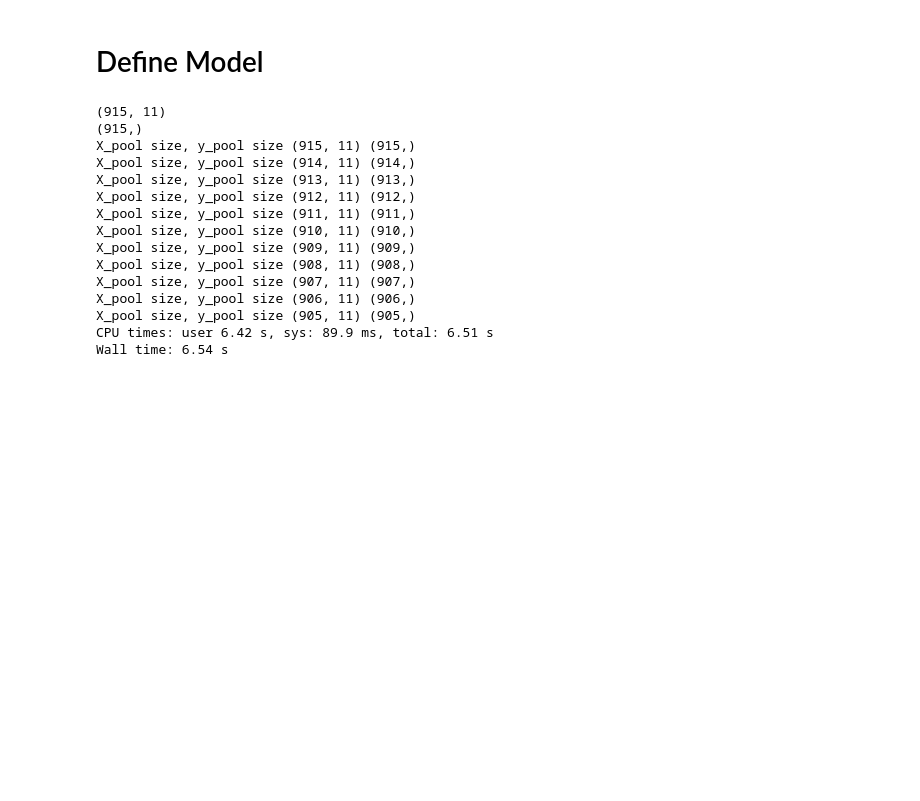
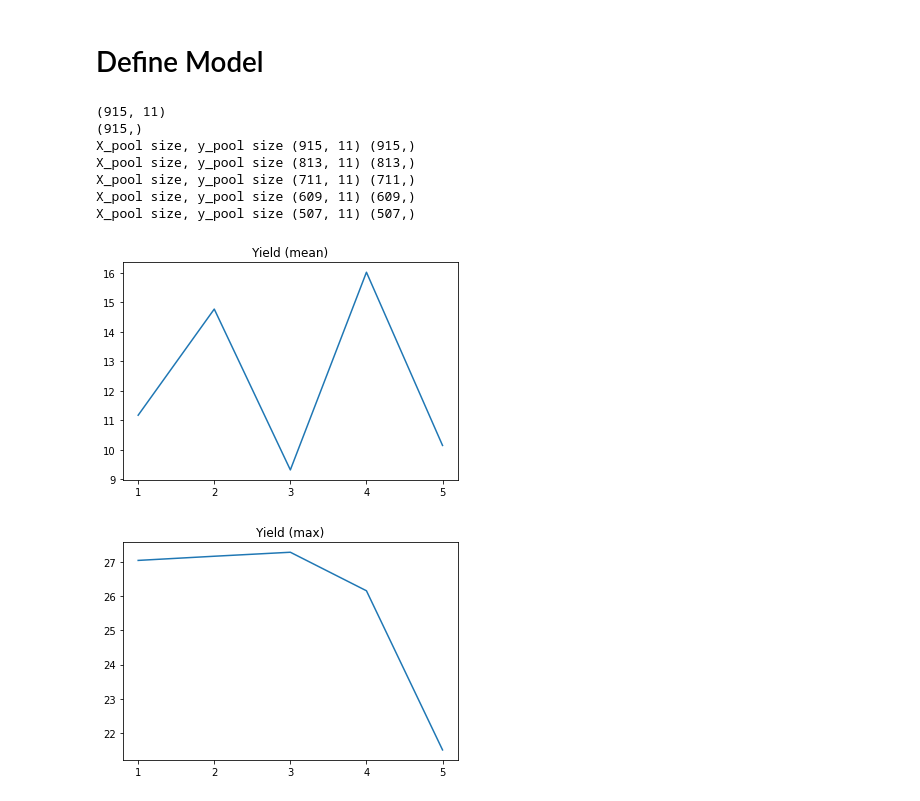
Before and after one commit to ryanquinnnelson/CMU-02750-Active-Learning-Guided-Protein-Production-Optimization, a Jupyter notebook: HW4_q2_accuracy_ryann.ipynb, the cells around one changed output. Cells and saved outputs as stored; diff of their text form; code cells hidden in the pictures; blank space fills up the shorter version.

Commit message:
Finished building AL method

```diff
--- a/HW4_q2_accuracy_ryann.ipynb
+++ b/HW4_q2_accuracy_ryann.ipynb
@@ -303,0 +304,18 @@ def run_active_regression(learner, X_pool, y_pool, n_batch, batch_size, initial)
+# %%
+def build_results_dataframe(selected, cols):
+
+    # empty dataframe with correct column number
+    df = pd.DataFrame(columns=cols)
+
+    for i,each in enumerate(selected):
+
+        # create rows
+        df_i = pd.DataFrame(each, columns=cols)
+
+        # add col for batch
+        df_i['Batch'] = i
+
+        # append to final dataframe
+        df = df.append(df_i)
+
+    return df
@@ -304,37 +343,69 @@ def run_active_regression(learner, X_pool, y_pool, n_batch, batch_size, initial)
 # %%
 %%time
 
 # copy data for this section
 X_cp = copy.deepcopy(X_pool)
 y_cp = copy.deepcopy(y_pool)
 print(X_cp.shape)
 print(y_cp.shape)
 
 
 
 # define committee
 committee = build_committee(25, X_training, y_training, seed)
 
 # save initial training data as first batch
 initial = np.append(X_training, y_training.reshape(-1,1),axis=1)
 
 # active regression
-n_batch = 10
-batch_size = 1
-run_active_regression(committee, X_cp, y_cp, n_batch, batch_size, initial)
+n_batch = 4
+batch_size = 102
+selected,data_sets = run_active_regression(committee, X_cp, y_cp, n_batch, batch_size, initial)
+
+
+df_results = build_results_dataframe(selected, cols.tolist())
+
+
+mean_yields = []
+std_yields = []
+min_yields = []
+max_yields = []
+
+for b in range(n_batch+1):
+    mean_yield, std_yield, min_yield, max_yield = yield_stats(df_results, b)
+
+    mean_yields.append(mean_yield)
+    std_yields.append(std_yield)
+    min_yields.append(min_yield)
+    max_yields.append(max_yield)
+
+plt.title('Yield (mean)')
+plt.xticks([1,2,3,4,5])
+plt.plot([1,2,3,4,5], mean_yields)
+plt.show()
+
+plt.title('Yield (max)')
+plt.xticks([1,2,3,4,5])
+plt.plot([1,2,3,4,5],max_yields)
+plt.show()
+
+plt.title('Yield (min)')
+plt.xticks([1,2,3,4,5])
+plt.plot([1,2,3,4,5],min_yields)
+plt.show()
+
+
+plt.title('Yield (std deviation)')
+plt.xticks([1,2,3,4,5])
+plt.plot([1,2,3,4,5],std_yields)
+plt.show()
 # %% [output]
 (915, 11)
 (915,)
 X_pool size, y_pool size (915, 11) (915,)
-X_pool size, y_pool size (914, 11) (914,)
-X_pool size, y_pool size (913, 11) (913,)
-X_pool size, y_pool size (912, 11) (912,)
-X_pool size, y_pool size (911, 11) (911,)
-X_pool size, y_pool size (910, 11) (910,)
-X_pool size, y_pool size (909, 11) (909,)
-X_pool size, y_pool size (908, 11) (908,)
-X_pool size, y_pool size (907, 11) (907,)
-X_pool size, y_pool size (906, 11) (906,)
-X_pool size, y_pool size (905, 11) (905,)
-CPU times: user 6.42 s, sys: 89.9 ms, total: 6.51 s
-Wall time: 6.54 s
+X_pool size, y_pool size (813, 11) (813,)
+X_pool size, y_pool size (711, 11) (711,)
+X_pool size, y_pool size (609, 11) (609,)
+X_pool size, y_pool size (507, 11) (507,)
+[figure, added]
+[figure, added]
```
Also changed, not shown: parts of 6 cells of this notebook.
